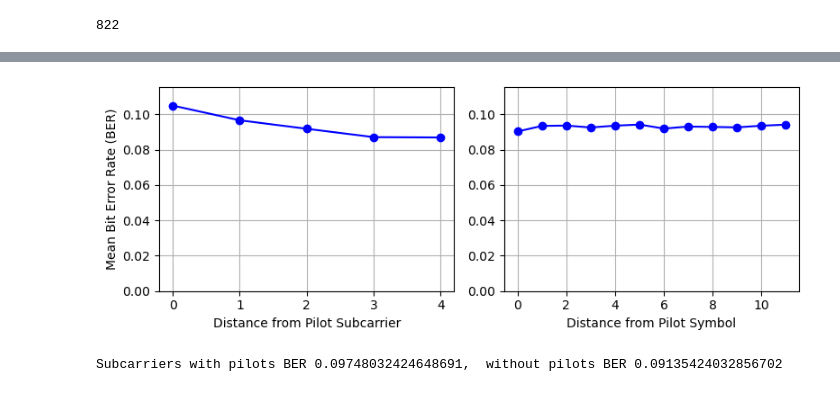
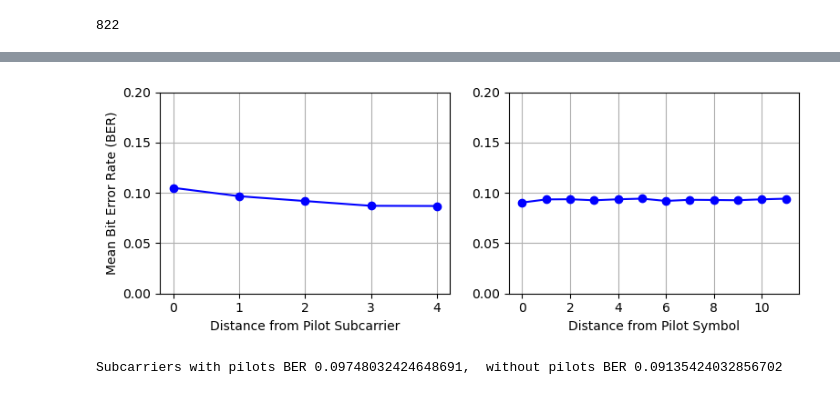
Before and after one commit to rikluost/ofdm-plutosdr-pytorch, a Jupyter notebook: 50-test-receivers.ipynb, the cells around one changed output, grey strips where cells are left out. Saved outputs shown, nothing was run; the diff lists cells and outputs as text; code cells hidden in the pictures.

```diff
--- a/50-test-receivers.ipynb
+++ b/50-test-receivers.ipynb
@@ -48,3 +47,6 @@ print(TTI_mask_RE[TTI_mask_RE == 2].numel(), TTI_mask_RE[TTI_mask_RE == 1].numel
 14 102 8 2 13
 822 1400 5600 4
 14 1400 14
+# %%
+pdsch_iq, labels, sinr = test_set[1]
+pdsch_iq[1,60:70]
@@ -367,37 +375,38 @@ for idx, dist in enumerate(unique_distances_symbol):
 
 # Determine the same scale for both plots
 max_distance = max(max(unique_distances_subcarrier), max(unique_distances_symbol))
 max_ber = max(np.nanmax(mean_ber_per_distance_subcarrier), np.nanmax(mean_ber_per_distance_symbol))
 
 
 # Create a single subplot with two plots side by side
 fig, (ax1, ax2) = plt.subplots(1, 2, figsize=(plot_width, 3))
 
 # Plot Mean BER vs Distance from Pilot Subcarrier
 ax1.plot(unique_distances_subcarrier, mean_ber_per_distance_subcarrier, 'bo-')
 ax1.set_xlabel('Distance from Pilot Subcarrier')
 ax1.set_ylabel('Mean Bit Error Rate (BER)')
 
 ax1.grid(True)
-ax1.set_ylim(0.0, max_ber*1.1)
-
+#ax1.set_ylim(0.0, max_ber*1.1)
+ax1.set_ylim(0.0, 0.2)
 
 # Plot Mean BER vs Distance from Pilot Symbol
 ax2.plot(unique_distances_symbol, mean_ber_per_distance_symbol, 'bo-')
 ax2.set_xlabel('Distance from Pilot Symbol')
 
 ax2.grid(True)
-ax2.set_ylim(0.0, max_ber*1.1)
+#ax2.set_ylim(0.0, max_ber*1.1)
+ax2.set_ylim(0.0, 0.2)
 
 
 plt.tight_layout()
 
 if save_plots:
     plt.savefig('pics/mean_ber_vs_distance_from_pilot_combined_ls.png', bbox_inches='tight')
 
 plt.show()
 # %% [output]
-[figure, old version]
+[figure, new version]
 # %%
 ber_with_pilots = []
 ber_without_pilots = []
```
Also changed, not shown: parts of 5 cells of this notebook, 7 other files.
